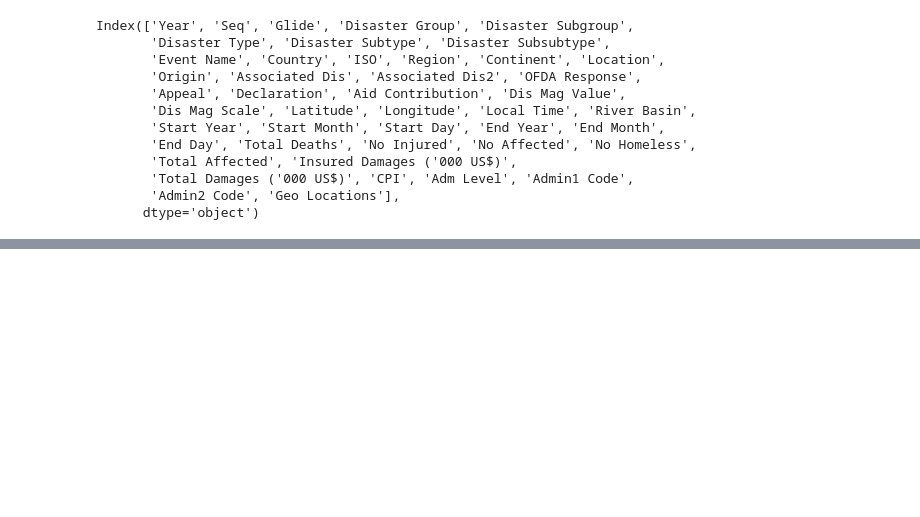
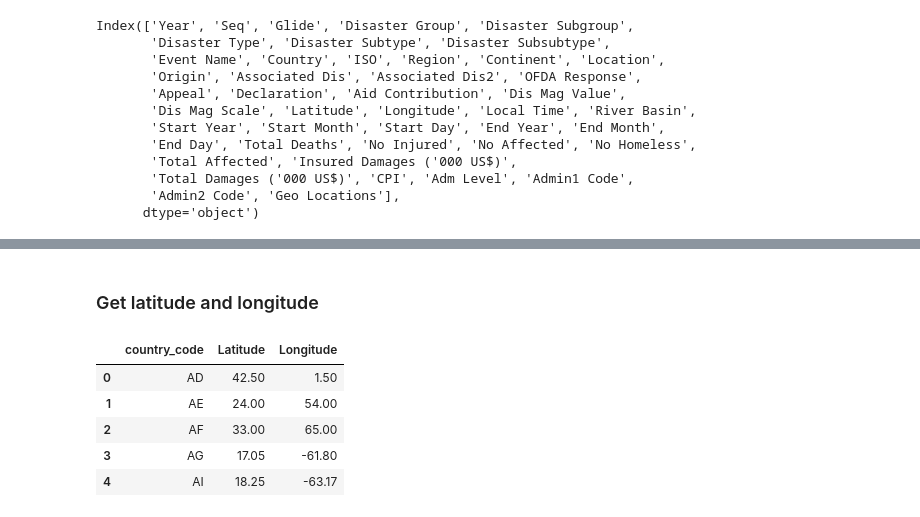
Before and after one commit to DiogoNovaIms/data_vis, a Jupyter notebook: data/raw/Disasters.ipynb, the cells around one changed output, grey strips where cells are left out. Cells and saved outputs as stored; diff of their text form; code cells hidden in the pictures; blank space fills up the shorter version.

```diff
--- a/data/raw/Disasters.ipynb
+++ b/data/raw/Disasters.ipynb
@@ -51,0 +144,14 @@ df_1900
+# %% [markdown]
+### Get latitude and longitude
+# %%
+locations = pd.read_csv("https://raw.githubusercontent.com/albertyw/avenews/master/old/data/average-latitude-longitude-countries.csv")
+locations = locations.rename(columns={"ISO 3166 Country Code":"country_code"})
+locations = locations.drop(columns=["Country"])
+locations.head()
+# %% [output]
+|  | country_code | Latitude | Longitude |
+| 0 | AD | 42.50 | 1.50 |
+| 1 | AE | 24.00 | 54.00 |
+| 2 | AF | 33.00 | 65.00 |
+| 3 | AG | 17.05 | -61.80 |
+| 4 | AI | 18.25 | -63.17 |
```
Also changed, not shown: parts of 12 cells of this notebook, 10 other files.
